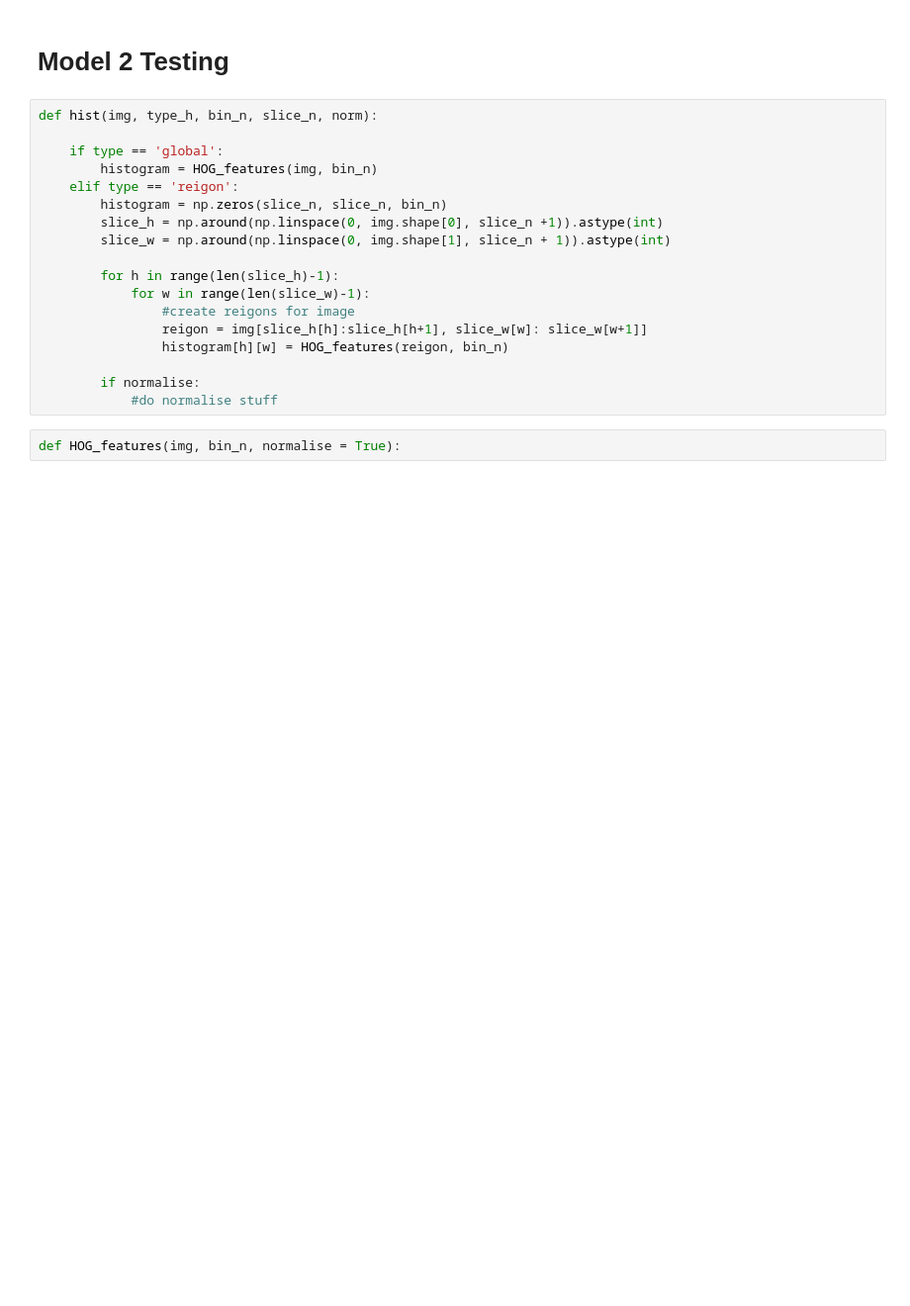
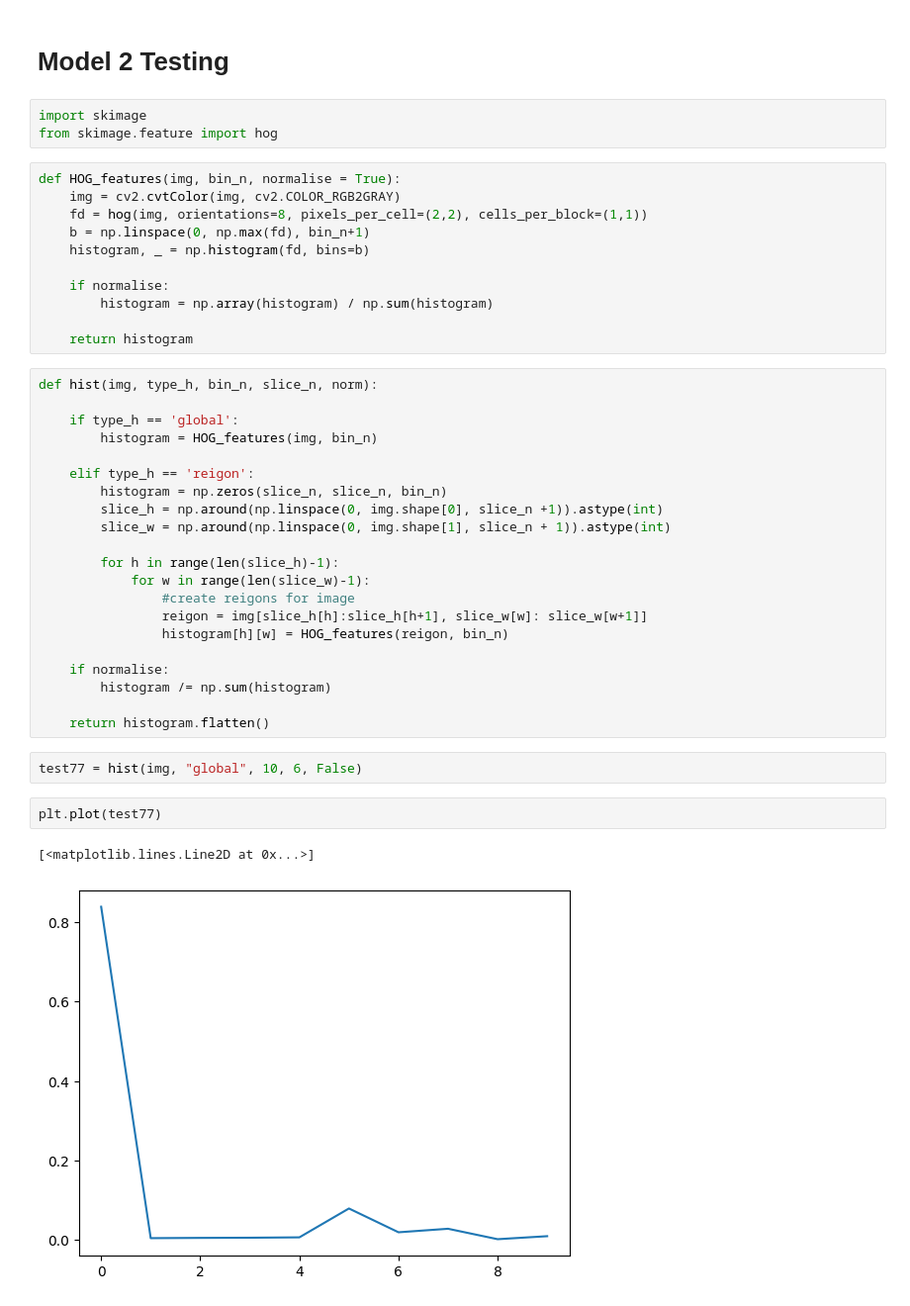
Before and after one commit to hippogriffi/CBIRS, a Jupyter notebook: GUI Devolpment/Progs/demo_test.ipynb, the cells around one changed output. Shown: that part at 99% size. Drawn from its saved outputs; the diff is of its cells as text; blank space fills up the shorter version.

```diff
--- a/GUI Devolpment/Progs/demo_test.ipynb
+++ b/GUI Devolpment/Progs/demo_test.ipynb
@@ -230,11 +226,26 @@ img.shape
 # %% [markdown]
 # Model 2 Testing
+# %%
+import skimage
+from skimage.feature import hog
+# %%
+def HOG_features(img, bin_n, normalise = True):
+    img = cv2.cvtColor(img, cv2.COLOR_RGB2GRAY)
+    fd = hog(img, orientations=8, pixels_per_cell=(2,2), cells_per_block=(1,1))
+    b = np.linspace(0, np.max(fd), bin_n+1)
+    histogram, _ = np.histogram(fd, bins=b)
+
+    if normalise:
+        histogram = np.array(histogram) / np.sum(histogram)
+
+    return histogram
 # %%
 def hist(img, type_h, bin_n, slice_n, norm):
 
-    if type == 'global':
+    if type_h == 'global':
         histogram = HOG_features(img, bin_n)
-    elif type == 'reigon':
+
+    elif type_h == 'reigon':
         histogram = np.zeros(slice_n, slice_n, bin_n)
         slice_h = np.around(np.linspace(0, img.shape[0], slice_n +1)).astype(int)
         slice_w = np.around(np.linspace(0, img.shape[1], slice_n + 1)).astype(int)
@@ -245,7 +256,14 @@ def hist(img, type_h, bin_n, slice_n, norm):
                 reigon = img[slice_h[h]:slice_h[h+1], slice_w[w]: slice_w[w+1]]
                 histogram[h][w] = HOG_features(reigon, bin_n)
 
-        if normalise:
-            #do normalise stuff
+    if normalise:
+        histogram /= np.sum(histogram)
+
+    return histogram.flatten()
-# %%
-def HOG_features(img, bin_n, normalise = True):
+# %%
+test77 = hist(img, "global", 10, 6, False)
+# %%
+plt.plot(test77)
+# %% [output]
+[<matplotlib.lines.Line2D at 0x...>]
+[figure, added]
```
Also changed, not shown: parts of 2 cells of this notebook.
